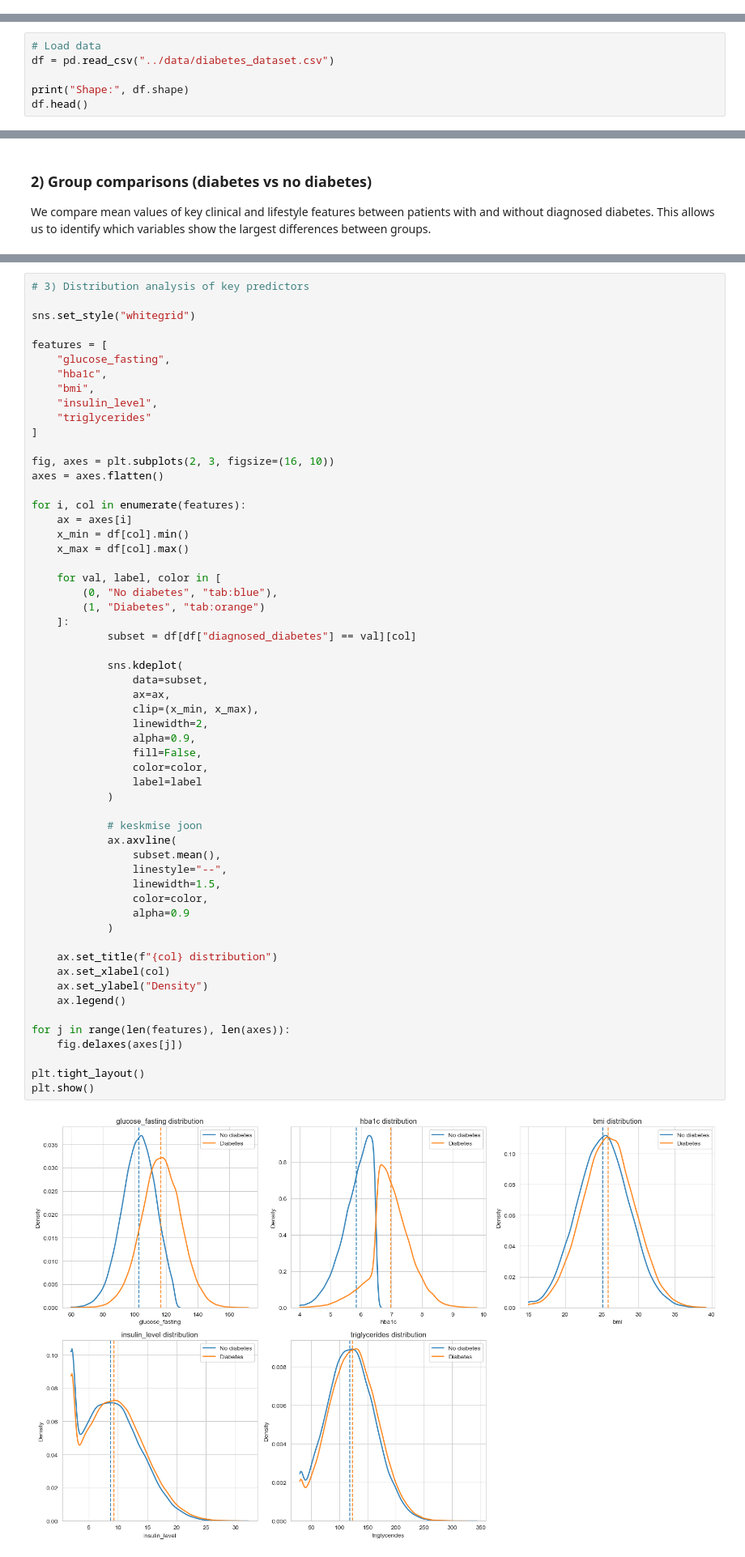
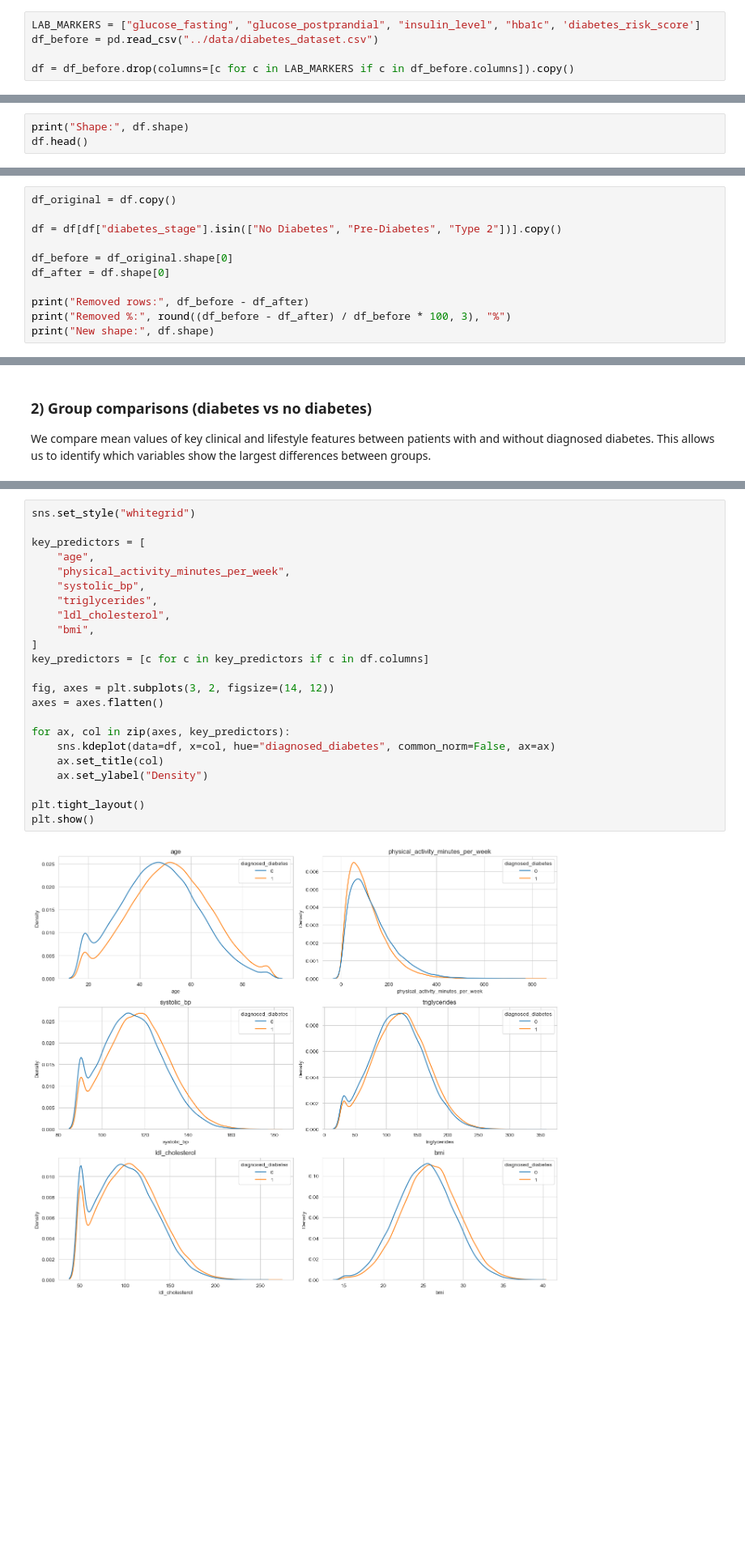
Before and after one commit to sofiaapri/IDS2025-Diabetes-Prediction, a Jupyter notebook: notebooks/EDA.ipynb, the cells around one changed output, grey strips where cells are left out. Shown at 81% size. Cells and saved outputs as stored; diff of their text form; blank space fills up the shorter version.

```diff
--- a/notebooks/EDA.ipynb
+++ b/notebooks/EDA.ipynb
@@ -3,3 +16,8 @@
+# %%
+LAB_MARKERS = ["glucose_fasting", "glucose_postprandial", "insulin_level", "hba1c", 'diabetes_risk_score']
+df_before = pd.read_csv("../data/diabetes_dataset.csv")
+
+df = df_before.drop(columns=[c for c in LAB_MARKERS if c in df_before.columns]).copy()
 # %% [markdown]
 <h1 style="color: blue;">Data quality checks</h1>
 
@@ -16,7 +29,4 @@ import seaborn as sns
 # %%
-# Load data
-df = pd.read_csv("../data/diabetes_dataset.csv")
-
 print("Shape:", df.shape)
 df.head()
 # %% [output]
@@ -69,0 +84,11 @@ The binary target `diagnosed_diabetes` is slightly imbalanced: about 60% of pati
+# %%
+df_original = df.copy()
+
+df = df[df["diabetes_stage"].isin(["No Diabetes", "Pre-Diabetes", "Type 2"])].copy()
+
+df_before = df_original.shape[0]
+df_after = df.shape[0]
+
+print("Removed rows:", df_before - df_after)
+print("Removed %:", round((df_before - df_after) / df_before * 100, 3), "%")
+print("New shape:", df.shape)
@@ -246,62 +282,28 @@ We visualise the distributions (KDE plots) of five important biological markers:
 # %%
-# 3) Distribution analysis of key predictors
-
 sns.set_style("whitegrid")
 
-features = [
-    "glucose_fasting",
-    "hba1c",
+key_predictors = [
+    "age",
+    "physical_activity_minutes_per_week",
+    "systolic_bp",
+    "triglycerides",
+    "ldl_cholesterol",
     "bmi",
-    "insulin_level",
-    "triglycerides"
 ]
+key_predictors = [c for c in key_predictors if c in df.columns]
 
-fig, axes = plt.subplots(2, 3, figsize=(16, 10))
+fig, axes = plt.subplots(3, 2, figsize=(14, 12))
 axes = axes.flatten()
 
-for i, col in enumerate(features):
-    ax = axes[i]
-    x_min = df[col].min()
-    x_max = df[col].max()
-
-    for val, label, color in [
-        (0, "No diabetes", "tab:blue"),
-        (1, "Diabetes", "tab:orange")
-    ]:
-            subset = df[df["diagnosed_diabetes"] == val][col]
-
-            sns.kdeplot(
-                data=subset,
-                ax=ax,
-                clip=(x_min, x_max),
-                linewidth=2,
-                alpha=0.9,
-                fill=False,
-                color=color,
-                label=label
-            )
-
-            # keskmise joon
-            ax.axvline(
-                subset.mean(),
-                linestyle="--",
-                linewidth=1.5,
-                color=color,
-                alpha=0.9
-            )
-
-    ax.set_title(f"{col} distribution")
-    ax.set_xlabel(col)
+for ax, col in zip(axes, key_predictors):
+    sns.kdeplot(data=df, x=col, hue="diagnosed_diabetes", common_norm=False, ax=ax)
+    ax.set_title(col)
     ax.set_ylabel("Density")
-    ax.legend()
-
-for j in range(len(features), len(axes)):
-    fig.delaxes(axes[j])
 
 plt.tight_layout()
 plt.show()
 # %% [output]
-[figure, old version]
+[figure, new version]
 # %% [markdown]
 #### Results
 
```
Also changed, not shown: parts of 38 cells of this notebook.
